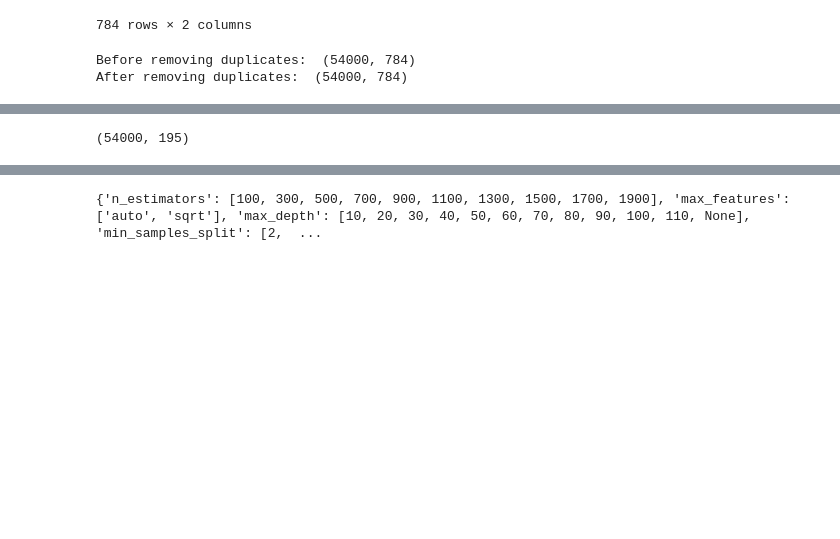
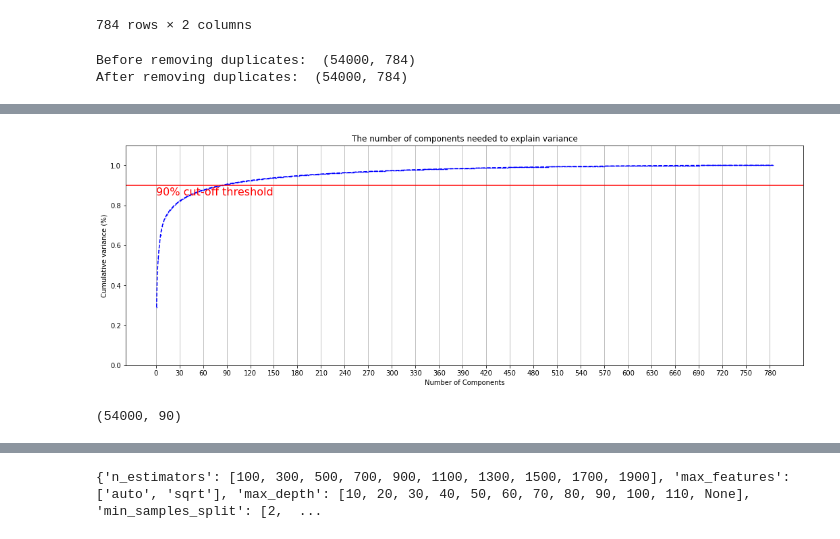
Before and after one commit to sandler2806/Data-Visualization, a Jupyter notebook: Fashion MNIST.ipynb, the cells around one changed output, grey strips where cells are left out. Cells and saved outputs as stored; diff of their text form; code cells hidden in the pictures; blank space fills up the shorter version.

```diff
--- a/Fashion MNIST.ipynb
+++ b/Fashion MNIST.ipynb
@@ -105,6 +106,7 @@ After removing duplicates:  (54000, 784)
 # scaling
 # %%
 min_max_scaler = MinMaxScaler()
-min_max_scaler.fit(X_train)
-X_train= min_max_scaler.transform(X_train)
-X_test= min_max_scaler.transform(X_test)
+X_train= pd.DataFrame(min_max_scaler.fit_transform(X_train.values))
+X_test = pd.DataFrame(min_max_scaler.transform(X_test.values)) #only transforming the test and validation sets
+X_test_final = pd.DataFrame(min_max_scaler.transform(X_test_final.values))
+X_train
@@ -111,34 +127,36 @@ X_test= min_max_scaler.transform(X_test)
 # %%
 #PCA
-# %%
-pca = PCA(n_components=195)
-X_train = pd.DataFrame(pca.fit_transform(X_train))
-X_test = pd.DataFrame(pca.transform(X_test))
-X_test_final = pd.DataFrame(pca.transform(X_test_final))
-
-
-X_train.shape
-# %% [output]
-(54000, 195)
 # %%
-# pca = PCA().fit(X_train)
+pca = PCA().fit(X_train)
 
-# plt.rcParams["figure.figsize"] = (18,6)
+plt.rcParams["figure.figsize"] = (18,6)
 
-# fig, ax = plt.subplots()
-# xi = np.arange(1, 785, step=1)
-# y = np.cumsum(pca.explained_variance_ratio_)
+fig, ax = plt.subplots()
+xi = np.arange(1, 785, step=1)
+y = np.cumsum(pca.explained_variance_ratio_)
 
-# plt.ylim(0.0,1.1)
-# plt.plot(xi, y, marker='.', linestyle='--', color='b' ,markersize = 1)
+plt.ylim(0.0,1.1)
+plt.plot(xi, y, marker='.', linestyle='--', color='b' ,markersize = 1)
 
-# plt.xlabel('Number of Components')
-# plt.xticks(np.arange(0, 785, step=30)) #change from 0-based array index to 1-based human-readable label
-# plt.ylabel('Cumulative variance (%)')
-# plt.title('The number of components needed to explain variance')
+plt.xlabel('Number of Components')
+plt.xticks(np.arange(0, 785, step=30)) #change from 0-based array index to 1-based human-readable label
+plt.ylabel('Cumulative variance (%)')
+plt.title('The number of components needed to explain variance')
 
-# plt.axhline(y=0.95, color='r', linestyle='-')
-# plt.text(0.5, 0.85, '95% cut-off threshold', color = 'red', fontsize=16)
+plt.axhline(y=0.9, color='r', linestyle='-')
+plt.text(0.5, 0.85, '90% cut-off threshold', color = 'red', fontsize=16)
 
-# ax.grid(axis='x')
-# plt.show()
+ax.grid(axis='x')
+plt.show()
+# %% [output]
+[figure, added]
+# %%
+pca = PCA(n_components=90)
+X_train = pd.DataFrame(pca.fit_transform(X_train))
+X_test = pd.DataFrame(pca.transform(X_test))
+X_test_final = pd.DataFrame(pca.transform(X_test_final))
+
+
+X_train.shape
+# %% [output]
+(54000, 90)
```
Also changed, not shown: parts of 28 cells of this notebook.
